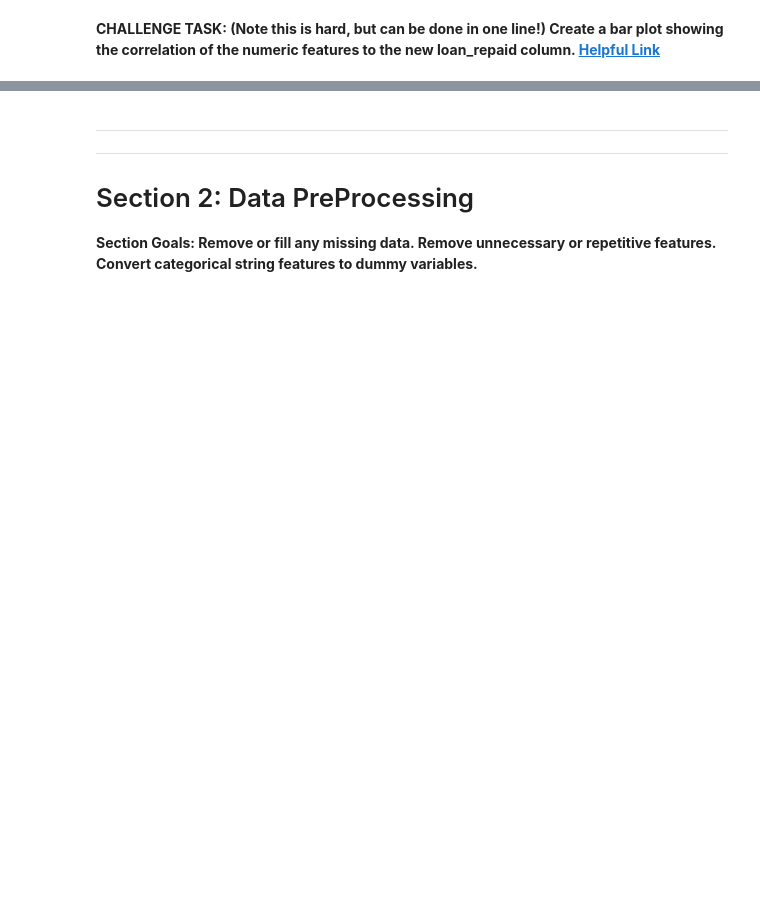
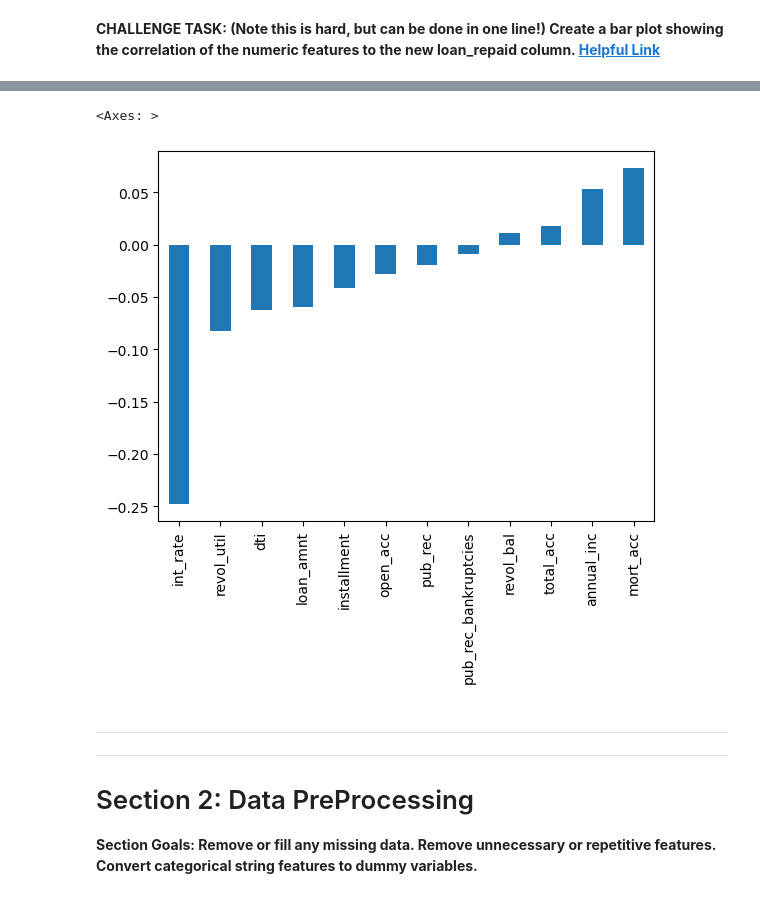
Before and after one commit to ferrpm/Python-DataScience-MachineLearning-Bootcamp, a Jupyter notebook: TensorFlow/ANNs/Keras-Project.ipynb, the cells around one changed output, grey strips where cells are left out. Drawn from its saved outputs; the diff is of its cells as text; code cells hidden in the pictures; blank space fills up the shorter version.

```diff
--- a/TensorFlow/ANNs/Keras-Project.ipynb
+++ b/TensorFlow/ANNs/Keras-Project.ipynb
@@ -414,0 +410,5 @@ array(['Fully Paid', 'Charged Off'], dtype=object)
+# %%
+df['loan_repaid'] = df['loan_status'].apply(lambda x: 1 if x == 'Fully Paid' else 0)
+
+# Other solution
+# df['loan_repaid'] = df['loan_status'].map({'Fully Paid':1,'Charged Off':0})
@@ -423,3 +441,8 @@ array(['Fully Paid', 'Charged Off'], dtype=object)
+# %%
+df.corr(numeric_only=True)['loan_repaid'].sort_values().drop('loan_repaid').plot(kind='bar')
+# %% [output]
+<Axes: >
+[figure, added]
 # %% [markdown]
 ---
 ---
```
Also changed, not shown: parts of 48 cells of this notebook.
